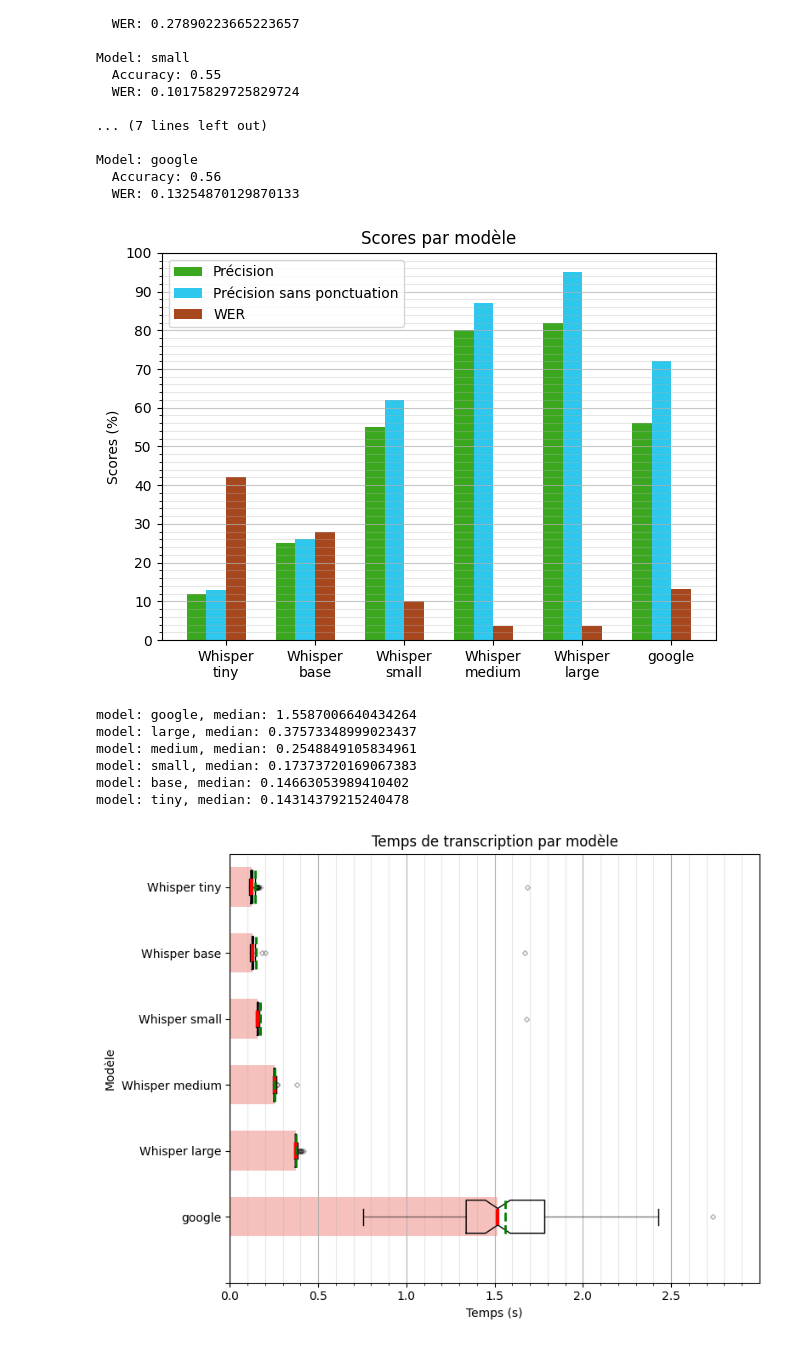
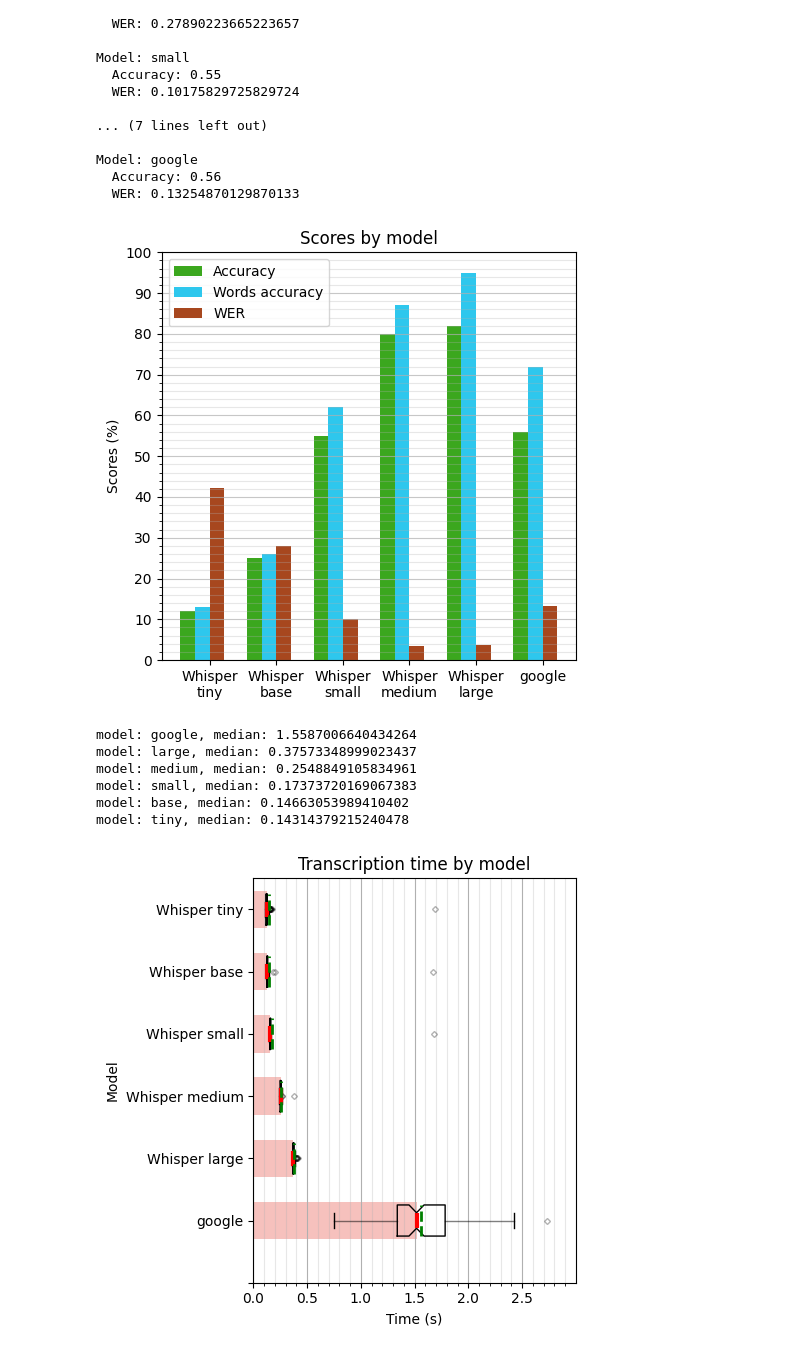
Before and after one commit to eliot-christon/robot-speech-to-speech, a Jupyter notebook: Tools/Evaluation/T8/eval.ipynb, the cells around one changed output. Cells and saved outputs as stored; diff of their text form; code cells hidden in the pictures.

```diff
--- a/Tools/Evaluation/T8/eval.ipynb
+++ b/Tools/Evaluation/T8/eval.ipynb
@@ -4,7 +4,7 @@ import time
 from faster_whisper import WhisperModel
 import speech_recognition as sr
 
-FRENCH = True
+FRENCH = False
 # %%
 with open('phrases.txt', 'r', encoding='utf-8') as f:
     original_sentences = f.readlines()
@@ -249,7 +249,7 @@ mywer_100 = [100 * acc for acc in mywer]
 
 x = np.arange(len(labels))  # the label locations
 
-fig, ax = plt.subplots()
+fig, ax = plt.subplots(figsize=(5, 5))  # Adjust figsize as needed
 # 3 rects for each model
 width = 0.22  # the width of the bars
 rects1 = ax.bar(x - 3*width/2,  myacc_100,  width, color='#3BA71E')
@@ -291,7 +291,7 @@ labels_str = ["Whisper " + label if label not in ["google", ""] else label for l
 mytime = mytime[::-1]
 y = np.arange(len(labels))  # the label locations
 
-fig, ax = plt.subplots(figsize=(8, 6))  # Adjust figsize as needed
+fig, ax = plt.subplots(figsize=(5, 5))  # Adjust figsize as needed
 # box plot of transcription time
 bp = ax.boxplot(mytime, vert=False, notch=True, showmeans=True, meanline=True)
 for median in bp['medians']:
@@ -308,38 +308,46 @@ for flier in bp['fliers']:
               markersize = 3,
               color ='#e7298a',
               alpha = 0.3)
 # adding bars in the background, from 0 to the median
 for i in range(len(labels)-1):
     ax.barh(y[i+1], bp['medians'][i].get_xdata()[0], color='#E33226', alpha=0.3, height=0.6)
     print(f"model: {labels[i+1]}, median: {bp['means'][i].get_xdata()[0]}")
 # Add some text for labels, title and custom x-axis tick labels, etc.
 
 if FRENCH:
     ax.set_xlabel('Temps (s)')
     ax.set_ylabel('Modèle')
     ax.set_title('Temps de transcription par modèle')
 else:
     ax.set_xlabel('Time (s)')
     ax.set_ylabel('Model')
     ax.set_title('Transcription time by model')
 major_ticks = np.arange(0, 3, 0.5)
 minor_ticks = np.arange(0, 3, 0.1)
 ax.set_xticks(major_ticks)
 ax.set_xticks(minor_ticks, minor=True)
 ax.set_yticks(y)
 ax.set_yticklabels(labels_str)
 ax.grid(axis='x')
 ax.set_xlim([0, 3])
 ax.grid(which='minor', alpha=0.3)
 fig.tight_layout()
 plt.savefig('plots/transcription_time.png')
 plt.show()
+
+
+
+# plot of transcription time mean +- std
+for model_name in models:
+    mean = np.mean(data[model_name]["transcription_time"])
+    std = np.std(data[model_name]["transcription_time"])
+    print(f"Model: {model_name}, mean: {mean}, std: {std}, time: {round(mean, 2)} +- {round(std, 2)}")
 # %% [output]
-[figure, old version]
+[figure, new version]
 model: google, median: 1.5587006640434264
 model: large, median: 0.37573348999023437
 model: medium, median: 0.2548849105834961
 model: small, median: 0.17373720169067383
 model: base, median: 0.14663053989410402
 model: tiny, median: 0.14314379215240478
-[figure, old version]
+[figure, new version]
```
Also changed, not shown: parts of 1 cell of this notebook, 2 other files.
